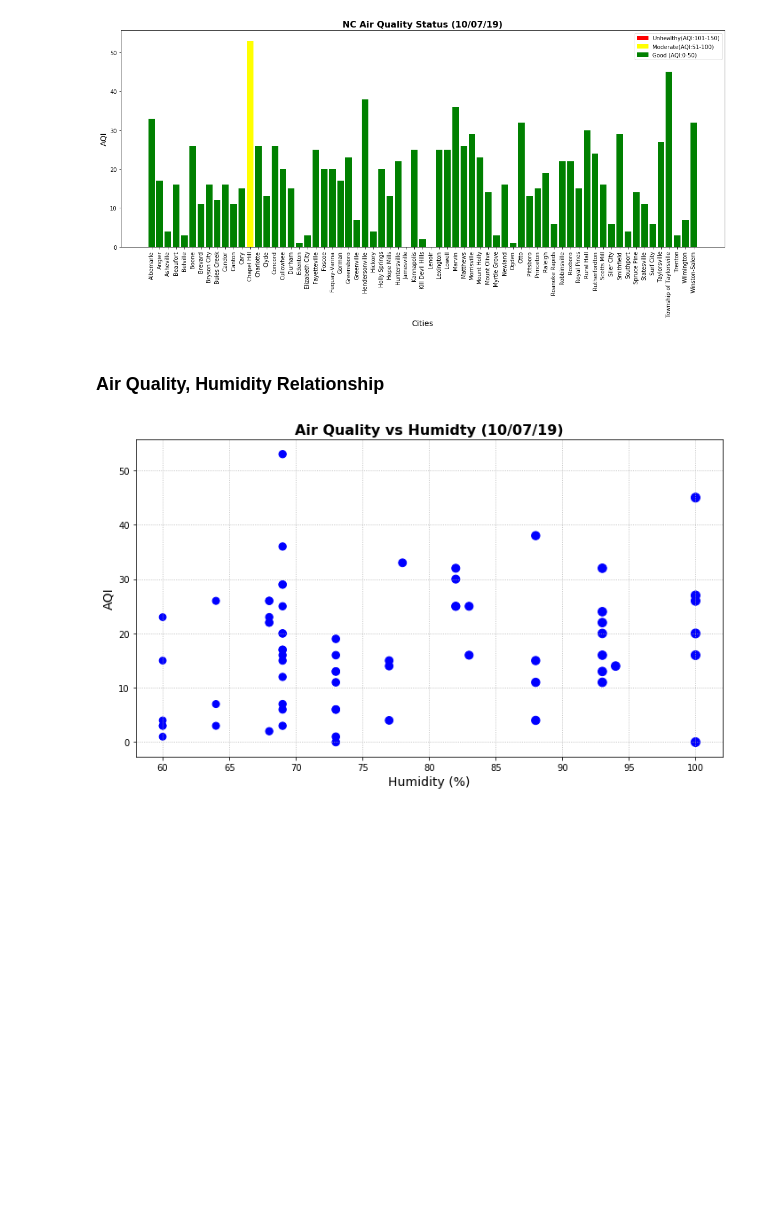
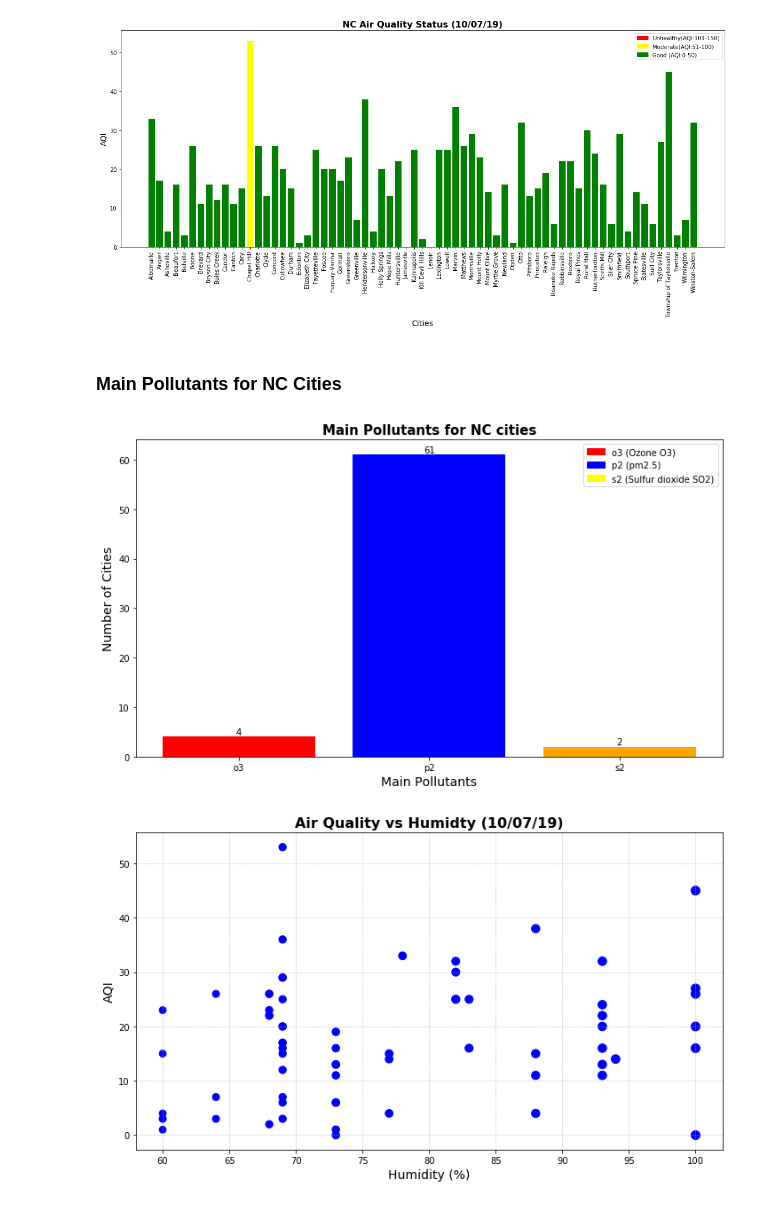
Before and after one commit to nadireag/Air-Quality, a Jupyter notebook: AirQualityPy.ipynb, the cells around one changed output. Drawn from its saved outputs; the diff is of its cells as text; code cells hidden in the pictures; blank space fills up the shorter version.

Commit message:
added pollutant plot

```diff
--- a/AirQualityPy.ipynb
+++ b/AirQualityPy.ipynb
@@ -197,3 +198,8 @@ air_df
 # %%
 # Save the dataframe as csv
 nc_air_quality = air_df.to_csv("output/nc_air_quality.csv", index=False, header=True)
+# %%
+# Group by main air polutants to get data to identify pollutants for NC cities
+air_pollutant_df = air_df.groupby(["Main Pollutant"], as_index=False)
+grouped_df = air_pollutant_df.count().head()
+grouped_df
@@ -227,8 +238,37 @@ plt.savefig("Output/air_quality.png")
 plt.show()
 # %% [output]
 [figure]
-# %% [markdown]
-### Air Quality, Humidity Relationship
+# %% [markdown]
+### Main Pollutants for NC Cities
+# %%
+# Create the plot for main pollutants
+plt.figure(figsize=(10,6))
+colors = ["red" if x=="o3" else "blue" if x =="p2" else "orange" for x in grouped_df["Main Pollutant"]]
+bar = plt.bar(grouped_df["Main Pollutant"],grouped_df["City"], color=colors)
+
+# Add labels
+plt.title("Main Pollutants for NC cities", fontweight="bold", fontsize=15)
+plt.xlabel("Main Pollutants", fontsize=14)
+plt.ylabel("Number of Cities", fontsize=14)
+
+# Add legends
+colors1 = {"o3 (Ozone O3)": "red", "p2 (pm2.5)": "blue", "s2 (Sulfur dioxide SO2)": "yellow"}
+labels = list(colors1.keys())
+handles= [plt.Rectangle((0,0),1,1, color=colors1[label]) for label in labels]
+plt.legend(handles,labels)
+
+# Put city numbers over bars
+for rect in bar :
+    height = rect.get_height()
+    plt.text(rect.get_x() + rect.get_width()/2.0, height, '%d' % int(height), ha='center', va='bottom')
+
+
+# Save the plot
+plt.tight_layout()
+plt.savefig("Output/pollutant.png")
+plt.show()
+# %% [output]
+[figure, added]
 # %%
 
 # Create the plot
```
Also changed, not shown: parts of 2 cells of this notebook, 1 other file.
